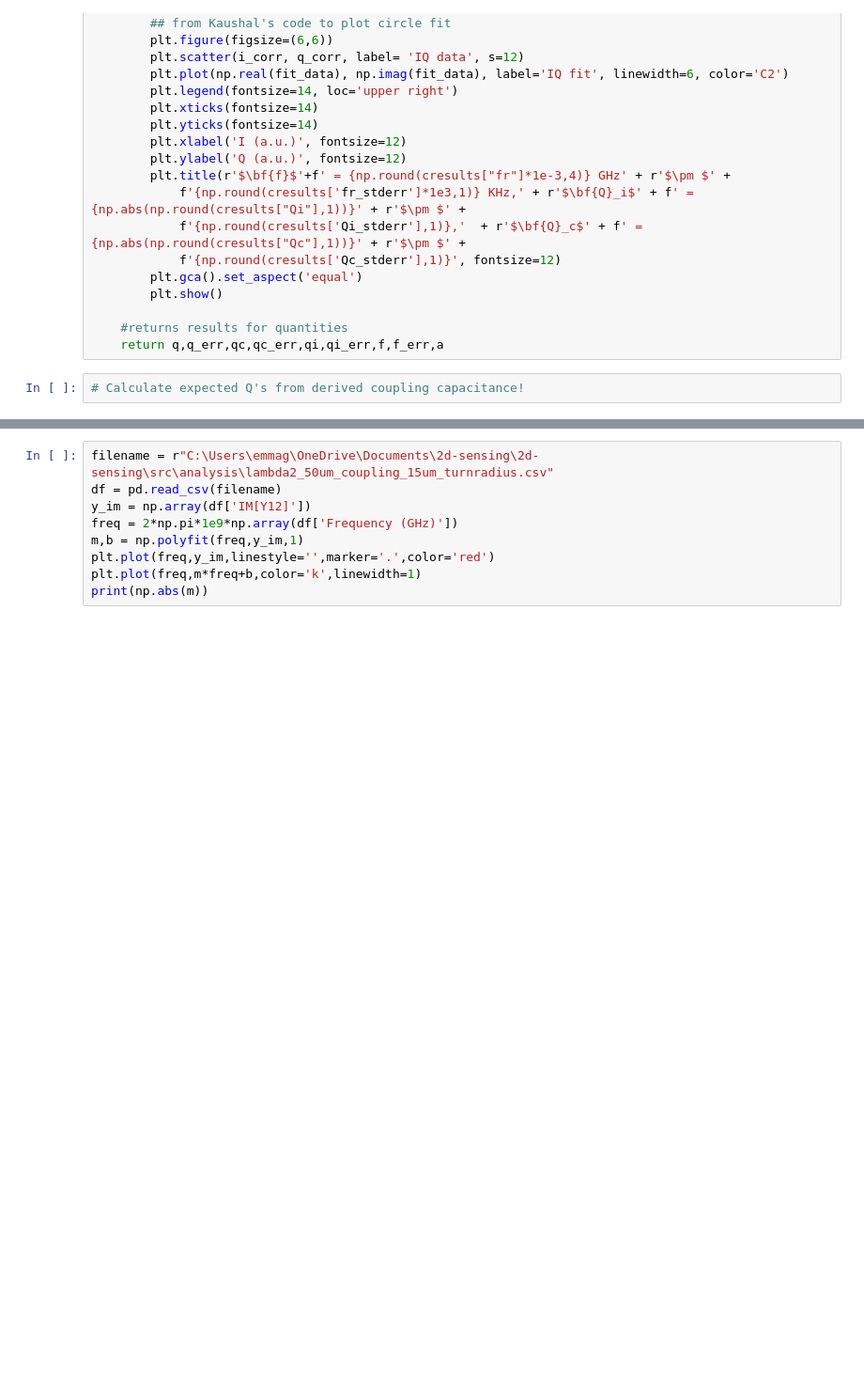
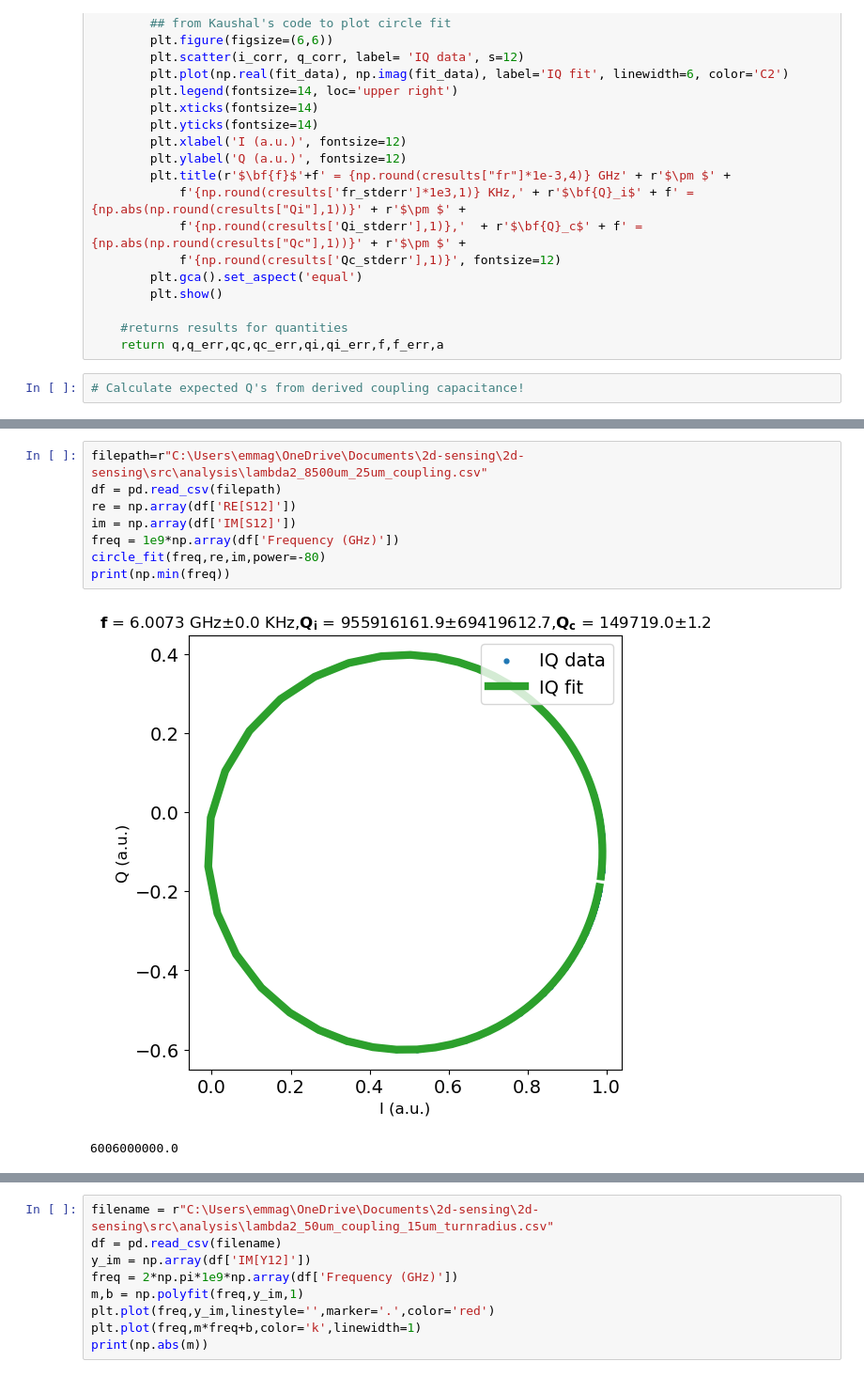
Before and after one commit to eseyetea/2d-sensing, a Jupyter notebook: 2d-sensing/src/analysis/stenner.ipynb, the cells around one changed output, grey strips where cells are left out. Shown at 94% size. Drawn from its saved outputs; the diff is of its cells as text; blank space fills up the shorter version.

```diff
--- a/2d-sensing/src/analysis/stenner.ipynb
+++ b/2d-sensing/src/analysis/stenner.ipynb
@@ -100,0 +94,11 @@ circle_fit(freq,re,im,power=-80)
+# %%
+filepath=r"C:\Users\emmag\OneDrive\Documents\2d-sensing\2d-sensing\src\analysis\lambda2_8500um_25um_coupling.csv"
+df = pd.read_csv(filepath)
+re = np.array(df['RE[S12]'])
+im = np.array(df['IM[S12]'])
+freq = 1e9*np.array(df['Frequency (GHz)'])
+circle_fit(freq,re,im,power=-80)
+print(np.min(freq))
+# %% [output]
+[figure, added]
+6006000000.0
```
Also changed, not shown: parts of 2 cells of this notebook, 17 other files.
